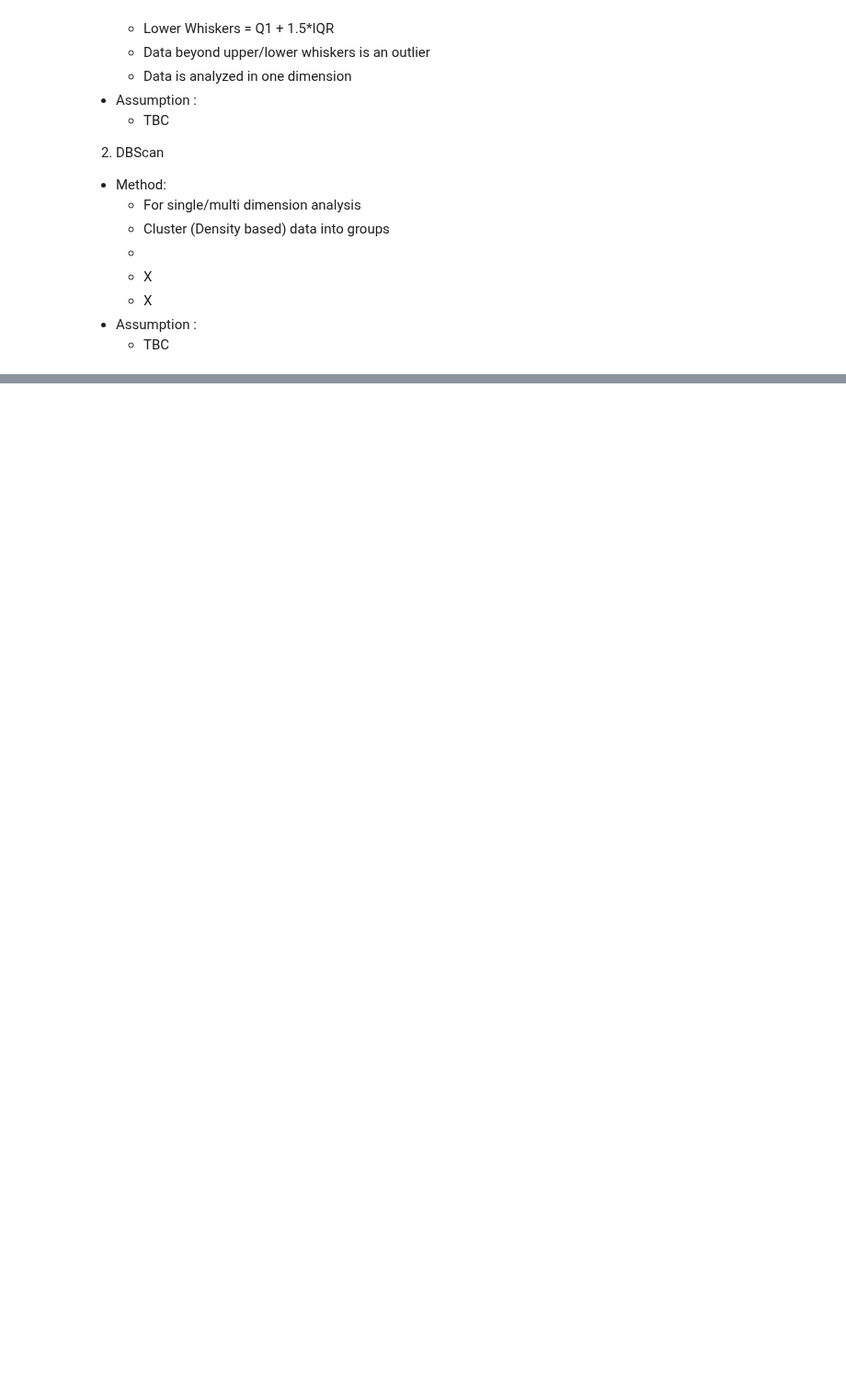
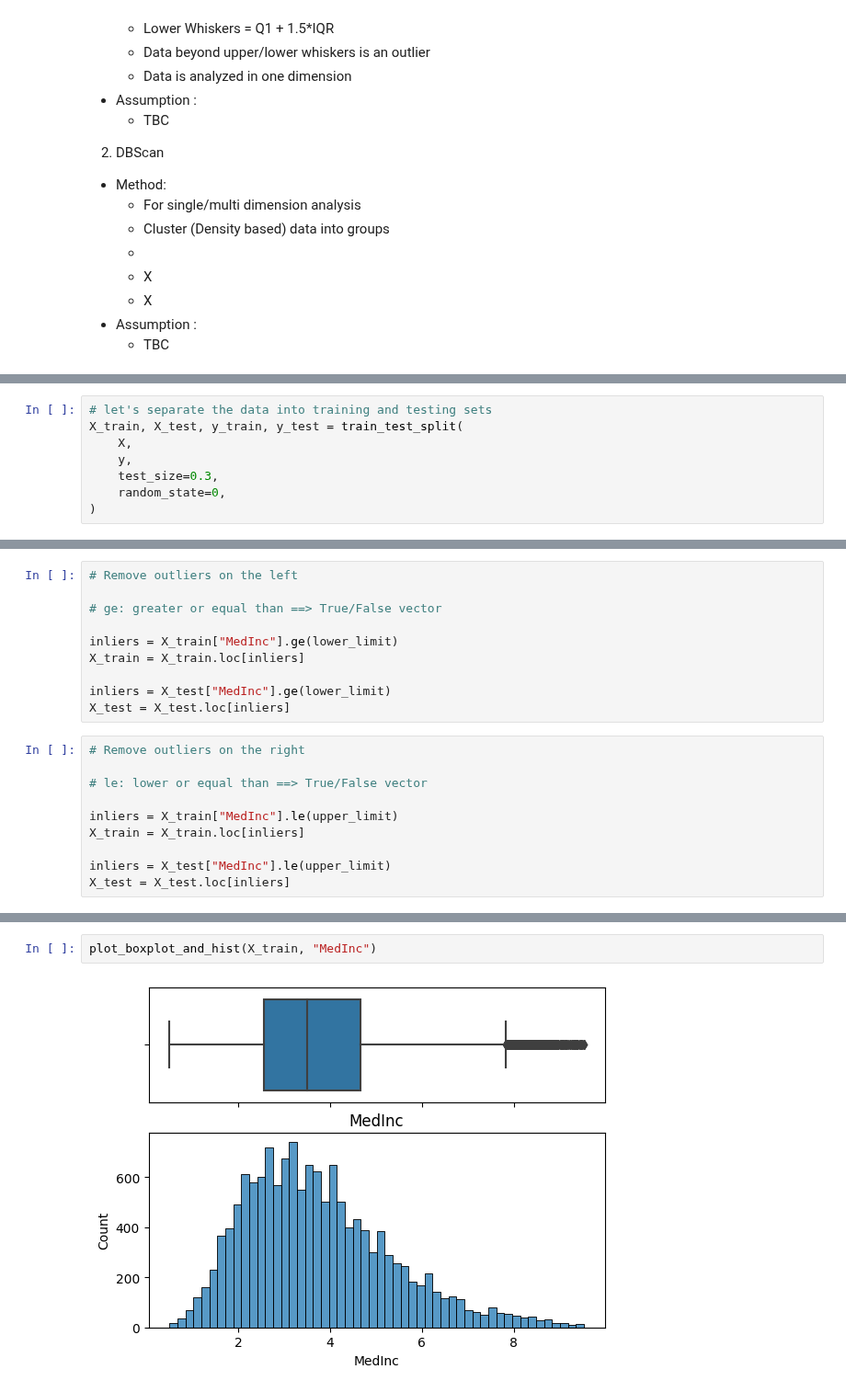
Before and after one commit to megatAhmad/sma_2023_oct, a Jupyter notebook: Python_OutliersAnalysis.ipynb, the cells around one changed output, grey strips where cells are left out. Shown at 92% size. Saved outputs shown, nothing was run; the diff lists cells and outputs as text; blank space fills up the shorter version.

```diff
--- a/Python_OutliersAnalysis.ipynb
+++ b/Python_OutliersAnalysis.ipynb
@@ -56,0 +161,8 @@ a
+# %%
+# let's separate the data into training and testing sets
+X_train, X_test, y_train, y_test = train_test_split(
+    X,
+    y,
+    test_size=0.3,
+    random_state=0,
+)
@@ -56,0 +176,20 @@ a
+# %%
+# Remove outliers on the left
+
+# ge: greater or equal than ==> True/False vector
+
+inliers = X_train["MedInc"].ge(lower_limit)
+X_train = X_train.loc[inliers]
+
+inliers = X_test["MedInc"].ge(lower_limit)
+X_test = X_test.loc[inliers]
+# %%
+# Remove outliers on the right
+
+# le: lower or equal than ==> True/False vector
+
+inliers = X_train["MedInc"].le(upper_limit)
+X_train = X_train.loc[inliers]
+
+inliers = X_test["MedInc"].le(upper_limit)
+X_test = X_test.loc[inliers]
@@ -56,0 +200,4 @@ a
+# %%
+plot_boxplot_and_hist(X_train, "MedInc")
+# %% [output]
+[figure, added]
```
Also changed, not shown: parts of 25 cells of this notebook.
